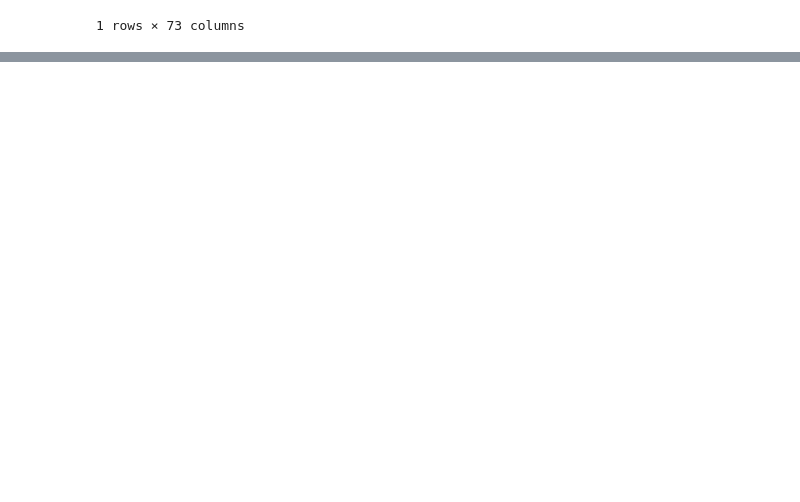
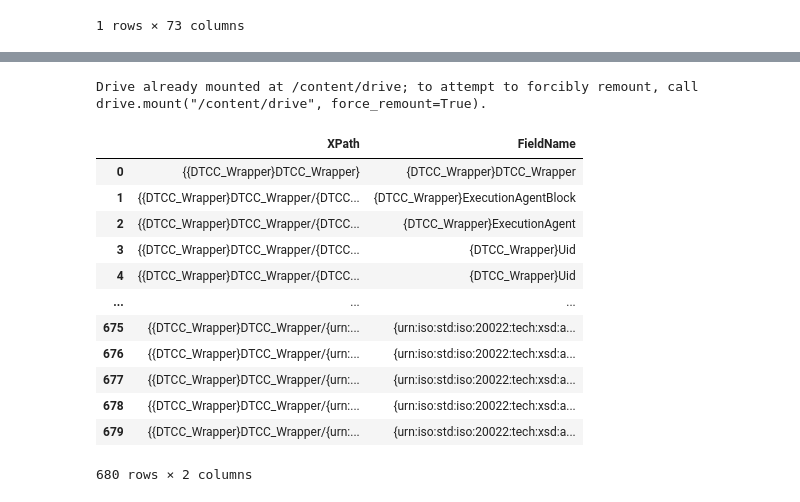
Before and after one commit to prashantmalan/Chatbot, a Jupyter notebook: XmltoDf.ipynb, the cells around one changed output, grey strips where cells are left out. Saved outputs shown, nothing was run; the diff lists cells and outputs as text; code cells hidden in the pictures; blank space fills up the shorter version.

```diff
--- a/XmltoDf.ipynb
+++ b/XmltoDf.ipynb
@@ -180,0 +285,64 @@ Drive already mounted at /content/drive; to attempt to forcibly remount, call dr
+# %%
+# prompt: the expectded values are  XPath	Field Name
+# {DTCC_Wrapper}DTCC_Wrapper	DTCC_Wrapper
+# {{DTCC_Wrapper}/{DTCC_Wrapper}ExecutionAgentBlock	ExecutionAgentBlock
+# {{DTCC_Wrapper}/{DTCC_Wrapper}ExecutionAgentBlock/{DTCC_Wrapper}ExecutionAgent	ExecutionAgent
+# {{DTCC_Wrapper}/{DTCC_Wrapper}ExecutionAgentBlock/{DTCC_Wrapper}ExecutionAgent/{DTCC_Wrapper}Uid	Uid
+# {{DTCC_Wrapper}/{DTCC_Wrapper}ExecutionAgentBlock/{D
+
+import xml.etree.ElementTree as ET
+import pandas as pd
+from google.colab import drive
+
+# Mount Google Drive
+drive.mount('/content/drive')
+
+expected_results= pd.read_csv('/content/drive/My Drive/Colab Notebooks/anomaly/expected_values_xpath.csv')
+# Assuming the XML file is named 'data.xml'
+tree = ET.parse('/content/drive/My Drive/Colab Notebooks/anomaly/WrapperSample_NEWT_COMM_MultipleEAs_Feb14.xml')
+root = tree.getroot()
+
+def extract_xpath_and_field_name(element, current_path="", data=None):
+  """
+  Recursively extracts XPath and field names from the XML tree.
+  """
+  if data is None:
+    data = []
+
+  if element.text:
+    # Use the root element's tag as the initial XPath and field name
+    if not current_path:
+      current_path = element.tag  # Use the root element's tag
+    data.append([f"{{{current_path}}}", element.tag])
+
+  for child in element:
+    child_path = f"{current_path}/{child.tag}" if current_path else child.tag
+    extract_xpath_and_field_name(child, child_path, data)
+
+  return data
+
+# Extract XPath and field name data
+xpath_field_data = extract_xpath_and_field_name(root)
+
+# Create DataFrame
+df = pd.DataFrame(xpath_field_data, columns=['XPath', 'FieldName'])
+
+# Modify the XPath column to remove the root element's tag if it's present at the beginning
+# df['XPath'] = df['XPath'].str.replace(f"{root.tag}/", "", regex=False)
+
+df
+# %% [output]
+Drive already mounted at /content/drive; to attempt to forcibly remount, call drive.mount("/content/drive", force_remount=True).
+|  | XPath | FieldName |
+| 0 | {{DTCC_Wrapper}DTCC_Wrapper} | {DTCC_Wrapper}DTCC_Wrapper |
+| 1 | {{DTCC_Wrapper}DTCC_Wrapper/{DTCC... | {DTCC_Wrapper}ExecutionAgentBlock |
+| 2 | {{DTCC_Wrapper}DTCC_Wrapper/{DTCC... | {DTCC_Wrapper}ExecutionAgent |
+| 3 | {{DTCC_Wrapper}DTCC_Wrapper/{DTCC... | {DTCC_Wrapper}Uid |
+| 4 | {{DTCC_Wrapper}DTCC_Wrapper/{DTCC... | {DTCC_Wrapper}Uid |
+| ... | ... | ... |
+| 675 | {{DTCC_Wrapper}DTCC_Wrapper/{urn:... | {urn:iso:std:iso:20022:tech:xsd:a... |
+| 676 | {{DTCC_Wrapper}DTCC_Wrapper/{urn:... | {urn:iso:std:iso:20022:tech:xsd:a... |
+| 677 | {{DTCC_Wrapper}DTCC_Wrapper/{urn:... | {urn:iso:std:iso:20022:tech:xsd:a... |
+| 678 | {{DTCC_Wrapper}DTCC_Wrapper/{urn:... | {urn:iso:std:iso:20022:tech:xsd:a... |
+| 679 | {{DTCC_Wrapper}DTCC_Wrapper/{urn:... | {urn:iso:std:iso:20022:tech:xsd:a... |
+680 rows × 2 columns
```
Also changed, not shown: parts of 14 cells of this notebook.
